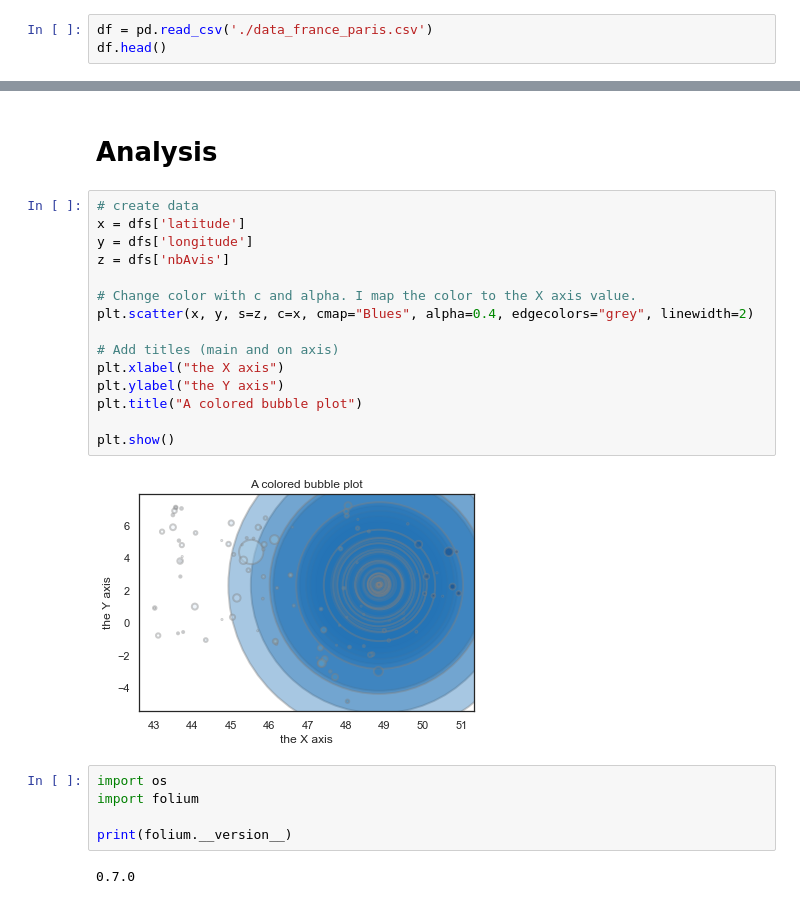
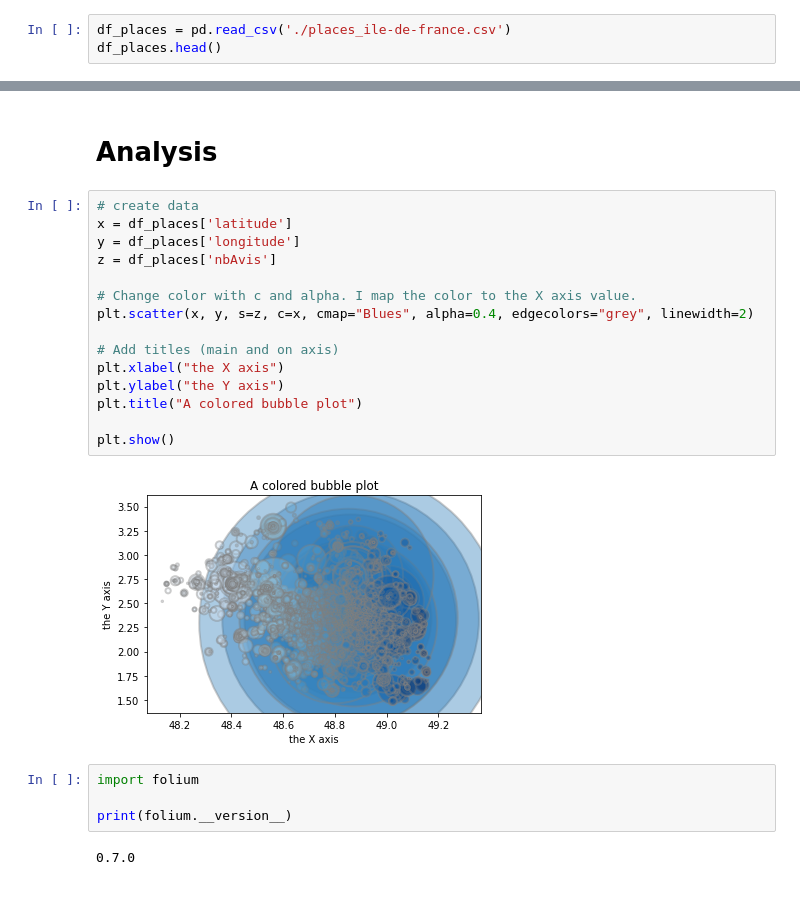
Before and after one commit to Yaskomega/TourismIndicator, a Jupyter notebook: graph.ipynb, the cells around one changed output, grey strips where cells are left out. Cells and saved outputs as stored; diff of their text form.

```diff
--- a/graph.ipynb
+++ b/graph.ipynb
@@ -8,7 +9,7 @@ import numpy as np
 # %% [markdown]
 # Dataset
 # %%
-df = pd.read_csv('./data_france_paris.csv')
-df.head()
+df_places = pd.read_csv('./places_ile-de-france.csv')
+df_places.head()
 # %% [output]
 |  | id | nom | nbAvis | latitude | longitude | shape_gid | gtrip |
@@ -46,23 +42,22 @@ sns.jointplot(x=dfs['latitude'], y=dfs['longitude'], kind='scatter')
 # Analysis
 # %%
 # create data
-x = dfs['latitude']
-y = dfs['longitude']
-z = dfs['nbAvis']
+x = df_places['latitude']
+y = df_places['longitude']
+z = df_places['nbAvis']
 
 # Change color with c and alpha. I map the color to the X axis value.
 plt.scatter(x, y, s=z, c=x, cmap="Blues", alpha=0.4, edgecolors="grey", linewidth=2)
 
 # Add titles (main and on axis)
 plt.xlabel("the X axis")
 plt.ylabel("the Y axis")
 plt.title("A colored bubble plot")
 
 plt.show()
 # %% [output]
-[figure, old version]
+[figure, new version]
 # %%
-import os
 import folium
 
 print(folium.__version__)
```
Also changed, not shown: parts of 25 cells of this notebook, 5 other files.
